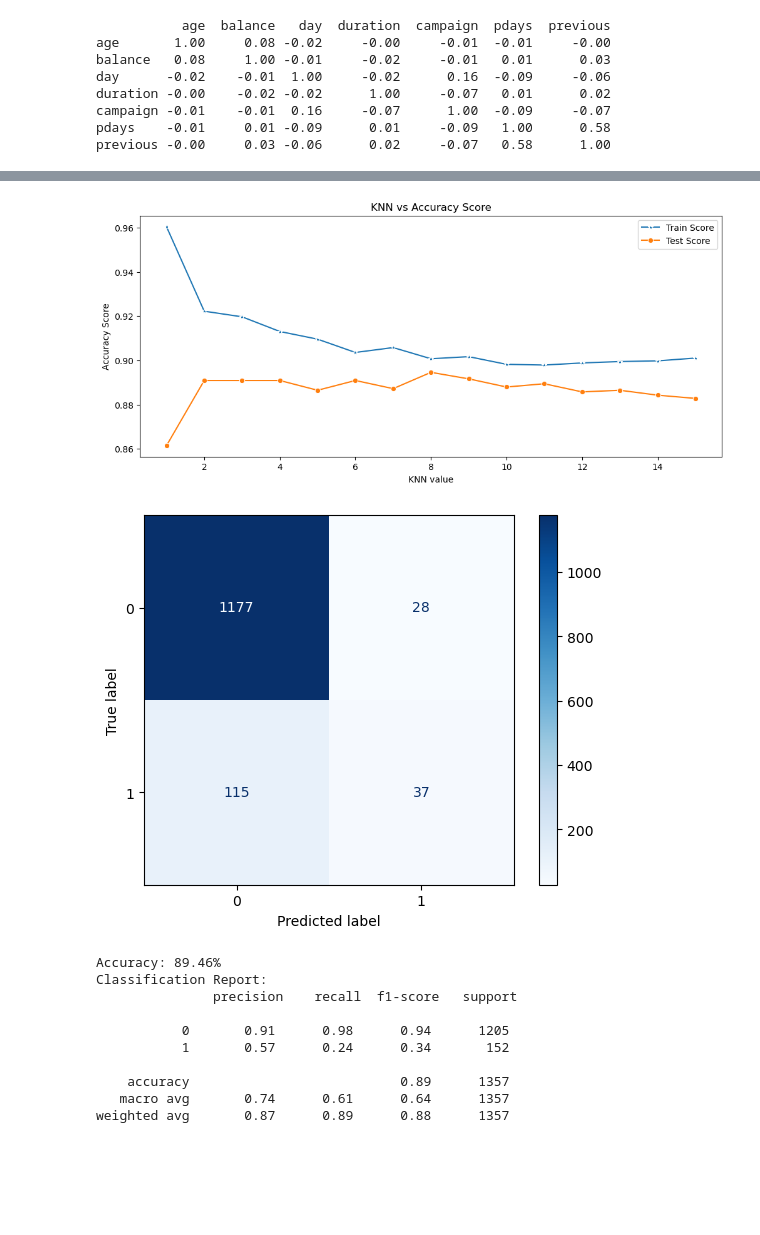
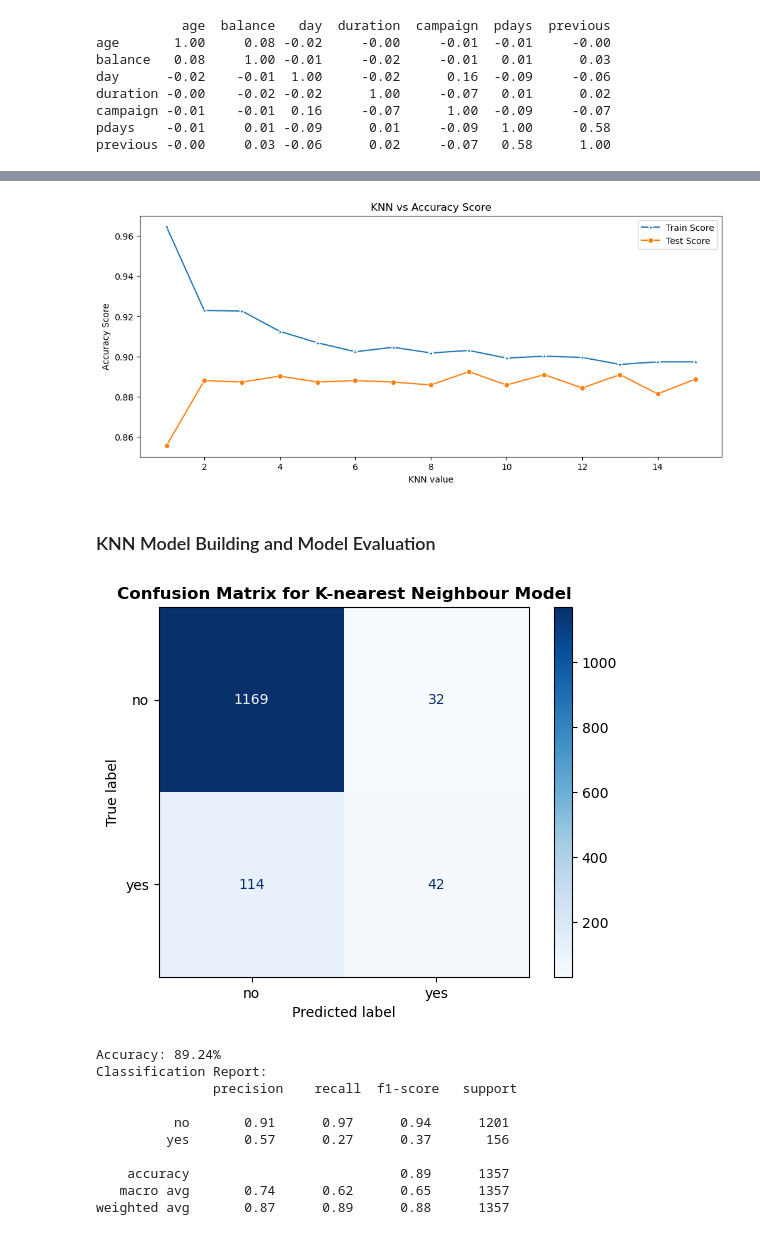
Before and after one commit to MinThiha22/COMP615, a Jupyter notebook: Assignment_2.ipynb, the cells around one changed output, grey strips where cells are left out. Drawn from its saved outputs; the diff is of its cells as text; code cells hidden in the pictures; blank space fills up the shorter version.

```diff
--- a/Assignment_2.ipynb
+++ b/Assignment_2.ipynb
@@ -317,8 +317,4 @@ y = mbd[['deposit subscription']]
 encoder = ce.OrdinalEncoder(cols=categorical_data.columns)
 X_enc = encoder.fit_transform(X)
 
-# Encode target attribute
-labelencoder_y = LabelEncoder()
-y_enc = labelencoder_y.fit_transform(y)
-
-X_train, X_test, y_train, y_test = train_test_split(X_enc, y_enc, test_size=0.3, random_state=42)
+X_train, X_test, y_train, y_test = train_test_split(X_enc, y, test_size=0.3,random_state=42,stratify=y)
@@ -479,12 +470,19 @@ plt.show()
 # %%
+display(Markdown("### Naive Bays Model Building and Model Evaluation"))
+
+# Train the model with the entire training set
+gnb = GaussianNB()
+gnb.fit(X_train_fs, y_train)
+
 # Prediction from Naive Bays Model
 pred_NB = gnb.predict(X_test_fs)
 
 # Generate the confusion matrix
 conf_matrix_NB = confusion_matrix(y_test, pred_NB)
 
-c = ConfusionMatrixDisplay(confusion_matrix = conf_matrix_NB)
+c = ConfusionMatrixDisplay(confusion_matrix = conf_matrix_NB, display_labels=gnb.classes_)
 c.plot(cmap='Blues')
+plt.title("Confusion Matrix for Naive Bayes Model",fontweight="bold")
 plt.show()
 
 # Accuracy and Classification Report of Naive Bays
@@ -552,38 +558,43 @@ plt.xlabel("KNN value")
 plt.ylabel("Accuracy Score")
 plt.show()
 # %% [output]
-[figure, old version]
+[figure, new version]
 # %%
+display(Markdown("### KNN Model Building and Model Evaluation"))
+
+# Select optimal k value for the model
+knn = KNeighborsClassifier(9)
+
+# Train the model with the entire training set
+knn.fit(X_train_fs,y_train)
+
 # Prediction from K-Nearest Neighbour Model
-knn = KNeighborsClassifier(8)
-
-knn.fit(X_train_fs,y_train)
-knn.score(X_test_fs,y_test)
-
 pred_KNN = knn.predict(X_test_fs)
 
 # Create confusion matrix
 conf_matrix_KNN = confusion_matrix(y_test, pred_KNN)
 
-c = ConfusionMatrixDisplay(confusion_matrix = conf_matrix_KNN)
+c = ConfusionMatrixDisplay(confusion_matrix = conf_matrix_KNN, display_labels=knn.classes_)
 c.plot(cmap='Blues')
+plt.title("Confusion Matrix for K-nearest Neighbour Model",fontweight="bold")
 plt.show()
 
 # Accuracy and Classification Report of KNN
 accuracy_KNN = accuracy_score(y_test, pred_KNN)
 report_KNN = classification_report(y_test, pred_KNN)
 
 print(f"Accuracy: {accuracy_KNN:.2%}")
 print("Classification Report:\n", report_KNN)
 # %% [output]
+### KNN Model Building and Model Evaluation
-[figure, old version]
+[figure, new version]
-Accuracy: 89.46%
+Accuracy: 89.24%
 Classification Report:
                precision    recall  f1-score   support
 
-           0       0.91      0.98      0.94      1205
-           1       0.57      0.24      0.34       152
+          no       0.91      0.97      0.94      1201
+         yes       0.57      0.27      0.37       156
 
     accuracy                           0.89      1357
-   macro avg       0.74      0.61      0.64      1357
+   macro avg       0.74      0.62      0.65      1357
 weighted avg       0.87      0.89      0.88      1357
```
Also changed, not shown: parts of 16 cells of this notebook.
